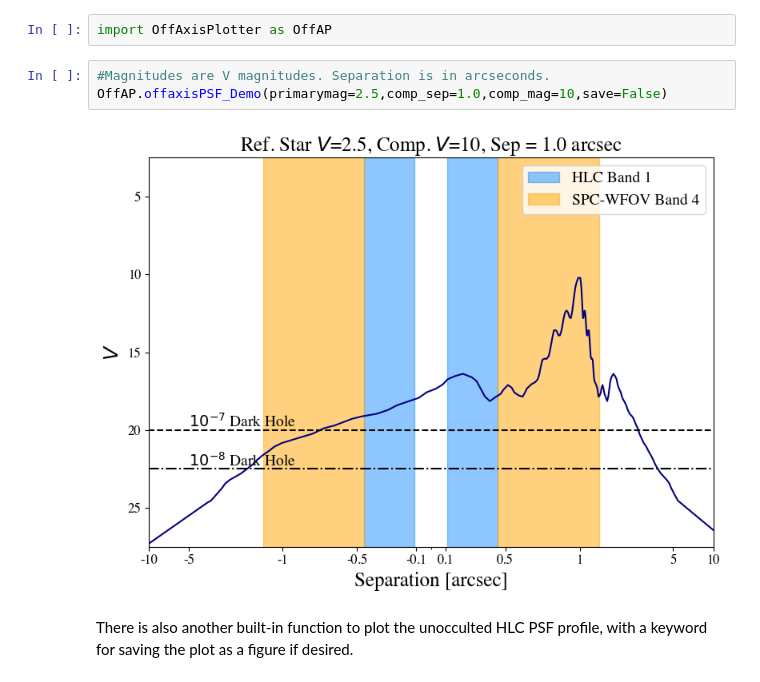
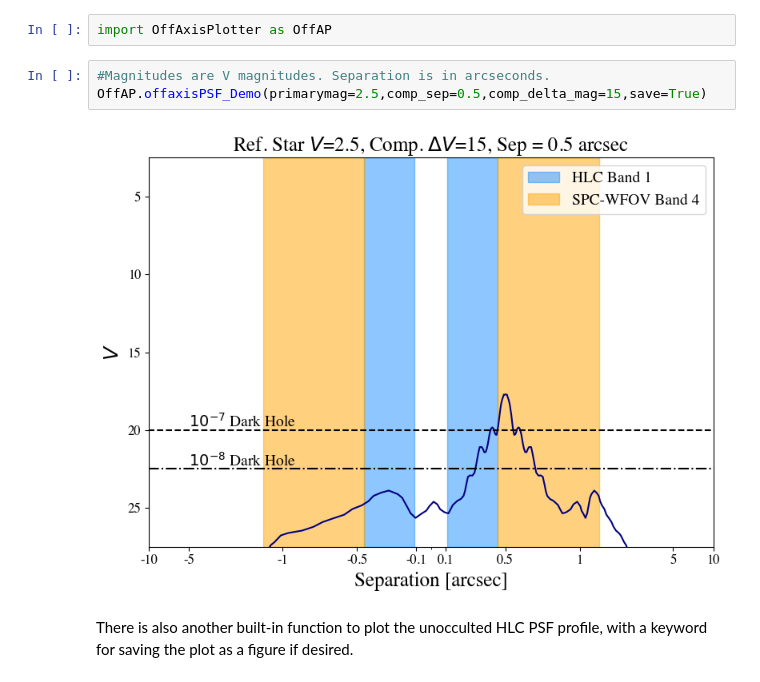
Before and after one commit to jrhom1/CorGI_ObsTools, a Jupyter notebook: Off_Axis_Plotter.ipynb, the cells around one changed output. Saved outputs shown, nothing was run; the diff lists cells and outputs as text.

```diff
--- a/Off_Axis_Plotter.ipynb
+++ b/Off_Axis_Plotter.ipynb
@@ -7,9 +7,9 @@ This is all captured in OffAxisPlotter.py, which has a built-in function to crea
 import OffAxisPlotter as OffAP
 # %%
 #Magnitudes are V magnitudes. Separation is in arcseconds.
-OffAP.offaxisPSF_Demo(primarymag=2.5,comp_sep=1.0,comp_mag=10,save=False)
+OffAP.offaxisPSF_Demo(primarymag=2.5,comp_sep=0.5,comp_delta_mag=15,save=True)
 # %% [output]
-[figure, old version]
+[figure, new version]
 # %% [markdown]
 There is also another built-in function to plot the unocculted HLC PSF profile, with a keyword for saving the plot as a figure if desired.
 # %%
```
Also changed, not shown: 1 other file.
